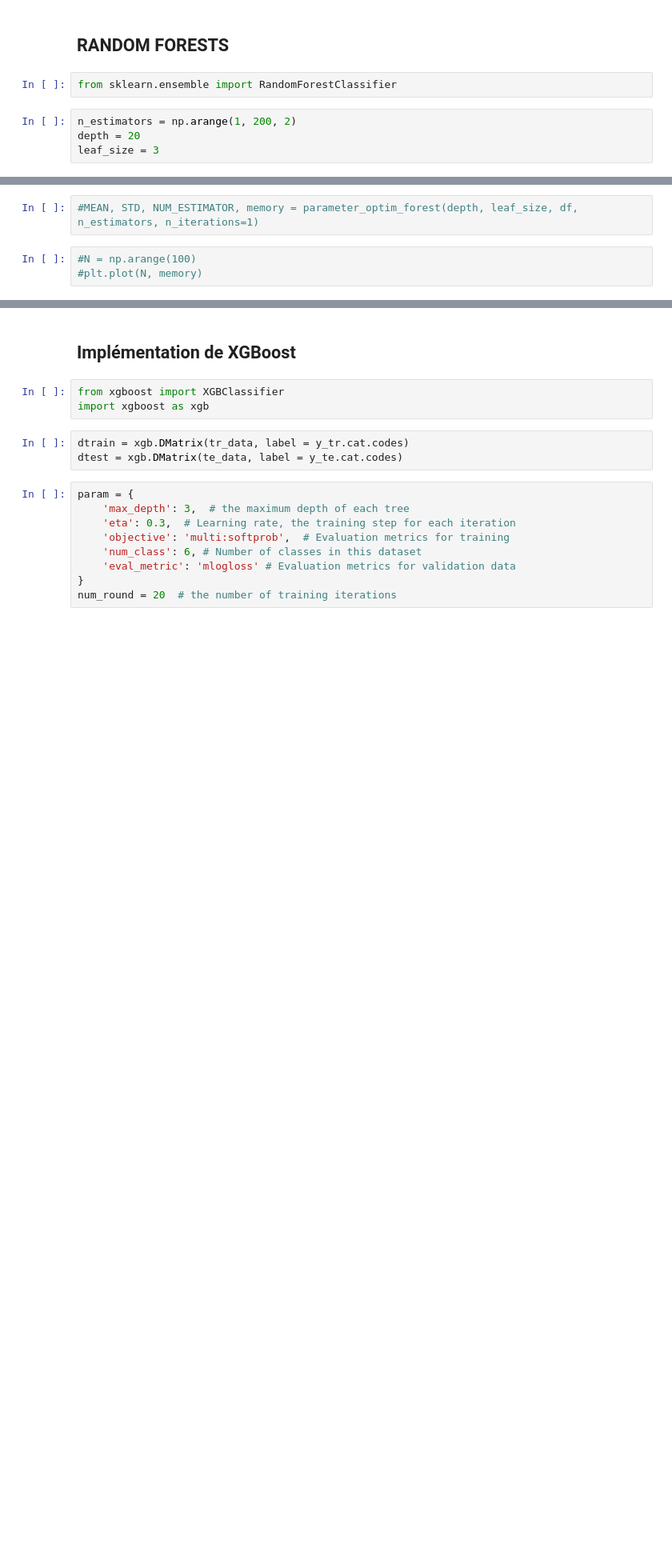
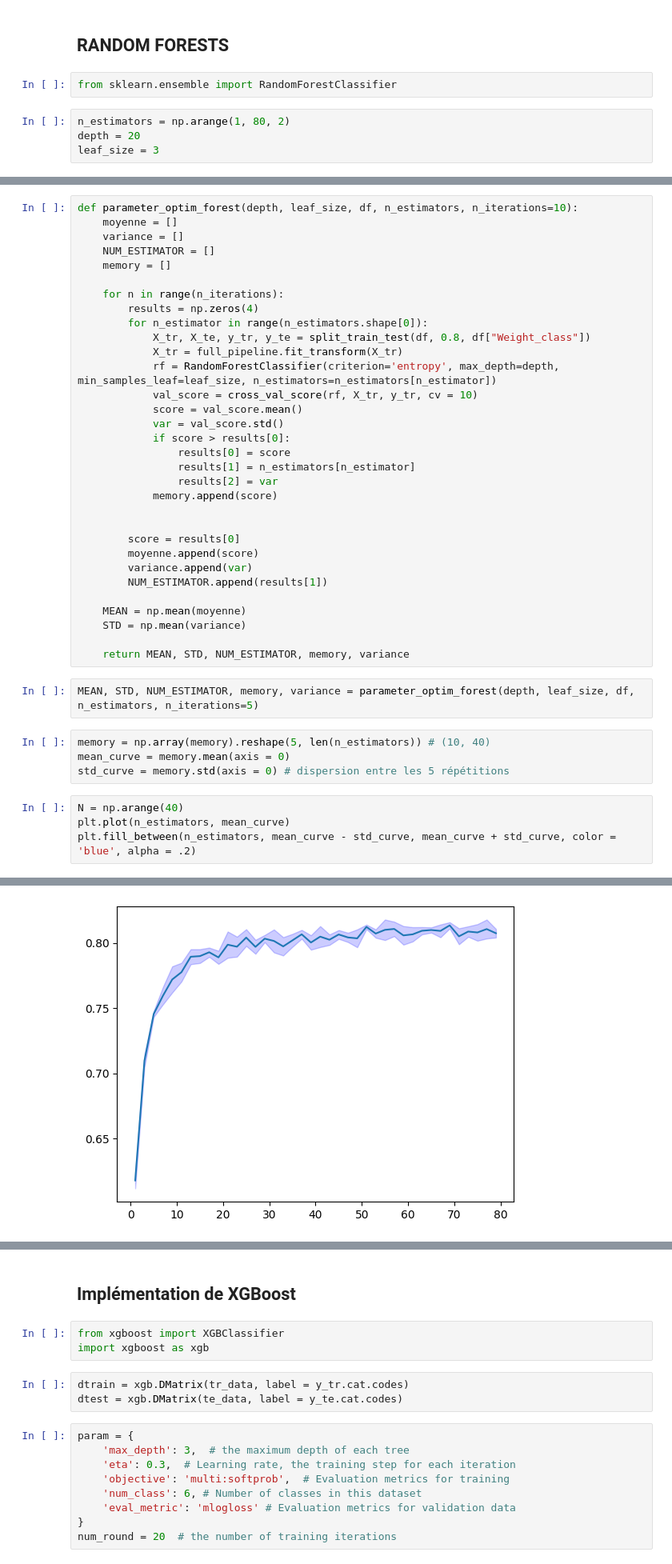
Before and after one commit to Lduvignacq/Estimation-of-obesity-levels-based-on-eating-habits, a Jupyter notebook: Random_forests.ipynb, the cells around one changed output, grey strips where cells are left out. Shown at 80% size. Saved outputs shown, nothing was run; the diff lists cells and outputs as text; blank space fills up the shorter version.

Commit message:
Variance plot and random forests feature importance implementation

```diff
--- a/Random_forests.ipynb
+++ b/Random_forests.ipynb
@@ -340,6 +340,6 @@ display.plot()
 # %%
 from sklearn.ensemble import RandomForestClassifier
 # %%
-n_estimators = np.arange(1, 200, 2)
+n_estimators = np.arange(1, 80, 2)
 depth = 20
 leaf_size = 3
@@ -379,5 +346,43 @@ def parameter_optim_forest(depth, leaf_size, df, n_estimators, n_iterations=10):
+# %%
+def parameter_optim_forest(depth, leaf_size, df, n_estimators, n_iterations=10):
+    moyenne = []
+    variance = []
+    NUM_ESTIMATOR = []
+    memory = []
+
+    for n in range(n_iterations):
+        results = np.zeros(4)
+        for n_estimator in range(n_estimators.shape[0]):
+            X_tr, X_te, y_tr, y_te = split_train_test(df, 0.8, df["Weight_class"])
+            X_tr = full_pipeline.fit_transform(X_tr)
+            rf = RandomForestClassifier(criterion='entropy', max_depth=depth, min_samples_leaf=leaf_size, n_estimators=n_estimators[n_estimator])
+            val_score = cross_val_score(rf, X_tr, y_tr, cv = 10)
+            score = val_score.mean()
+            var = val_score.std()
+            if score > results[0]:
+                results[0] = score
+                results[1] = n_estimators[n_estimator]
+                results[2] = var
+            memory.append(score)
+
+
+        score = results[0]
+        moyenne.append(score)
+        variance.append(var)
+        NUM_ESTIMATOR.append(results[1])
+
+    MEAN = np.mean(moyenne)
+    STD = np.mean(variance)
+
+    return MEAN, STD, NUM_ESTIMATOR, memory, variance
 # %%
-#MEAN, STD, NUM_ESTIMATOR, memory = parameter_optim_forest(depth, leaf_size, df, n_estimators, n_iterations=1)
+MEAN, STD, NUM_ESTIMATOR, memory, variance = parameter_optim_forest(depth, leaf_size, df, n_estimators, n_iterations=5)
+# %%
+memory = np.array(memory).reshape(5, len(n_estimators)) # (10, 40)
+mean_curve = memory.mean(axis = 0)
+std_curve = memory.std(axis = 0) # dispersion entre les 5 répétitions
 # %%
-#N = np.arange(100)
-#plt.plot(N, memory)
+N = np.arange(40)
+plt.plot(n_estimators, mean_curve)
+plt.fill_between(n_estimators, mean_curve - std_curve, mean_curve + std_curve, color = 'blue', alpha = .2)
+# %% [output]
@@ -383,0 +390 @@ def parameter_optim_forest(depth, leaf_size, df, n_estimators, n_iterations=10):
+[figure, added]
```
Also changed, not shown: parts of 12 cells of this notebook.
